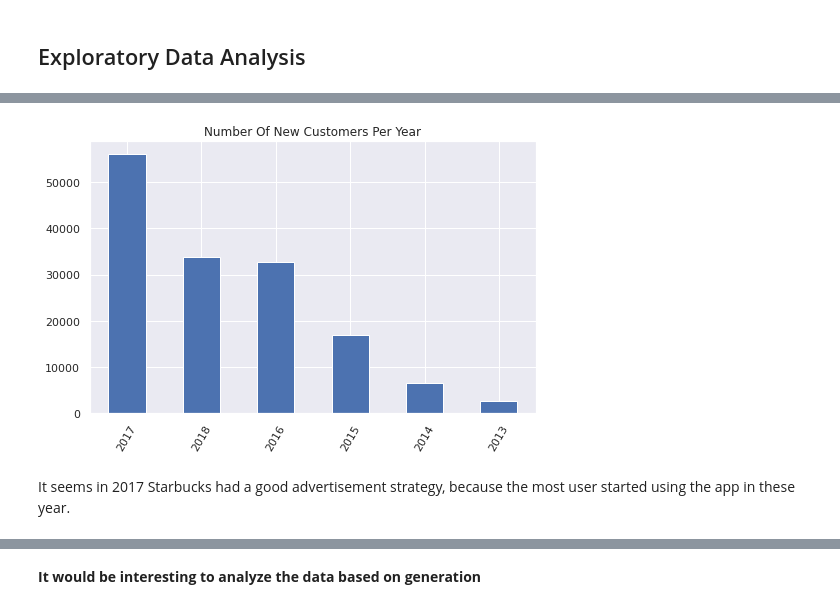
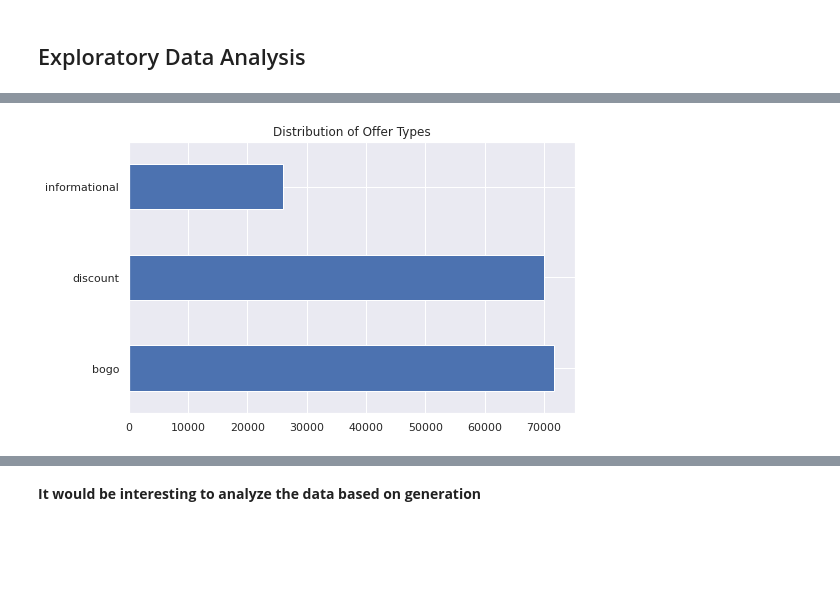
Before and after one commit to jonaletil/starbucks-capstone-project, a Jupyter notebook: Starbucks_Capstone_notebook.ipynb, the cells around one changed output, grey strips where cells are left out. Cells and saved outputs as stored; diff of their text form; code cells hidden in the pictures; blank space fills up the shorter version.

```diff
--- a/Starbucks_Capstone_notebook.ipynb
+++ b/Starbucks_Capstone_notebook.ipynb
@@ -395,0 +360,3 @@ portfolio_clean.head()
+# %%
+# drop channels column
+portfolio_clean.drop(['channels'], axis = 1, inplace=True)
@@ -464,9 +430,3 @@ profile_clean.head()
 | 5 | M | Baby Boomers | e2127556f4f64592b11af22de27a7932 | 2018 | 70000.0 |
 | 8 | M | Baby Boomers | 389bc3fa690240e798340f5a15918d5c | 2018 | 53000.0 |
 | 12 | M | Baby Boomers | 2eeac8d8feae4a8cad5a6af0499a211d | 2017 | 51000.0 |
-# %%
-# fill null values
-profile_clean.gender.fillna('NA' , inplace=True)
-profile_clean.income.fillna(profile_clean.income.mean() , inplace=True)
-
-profile_clean.head()
@@ -550,8 +648,8 @@ def merge_data(portfolio,profile,transcript):
 
     """
 
-    df = pd.merge(portfolio, transcript, on='offer_id')
-    df = pd.merge(df, profile, on='person')
+    df = pd.merge(transcript, profile, how='left', on='person')
+    df = pd.merge(df, portfolio, on='offer_id')
 
     return df
 # %%
@@ -579,10 +719,7 @@ df_merged.describe()
 # %%
-# membership year overview
-plt.title("Number Of New Customers Per Year")
-df_merged.year.value_counts().plot(kind='bar', figsize=(8,5))
-plt.xticks(rotation=60)
+# Distribution of Offer Types
+plt.title("Distribution of Offer Types")
+df_merged.offer_type.value_counts().plot.barh(figsize=(8,5))
 plt.show()
 # %% [output]
-[figure, old version]
+[figure, new version]
-# %% [markdown]
-It seems in 2017 Starbucks had a good advertisement strategy, because the most user started using the app in these year.
```
Also changed, not shown: parts of 68 cells of this notebook, 1 other file.
